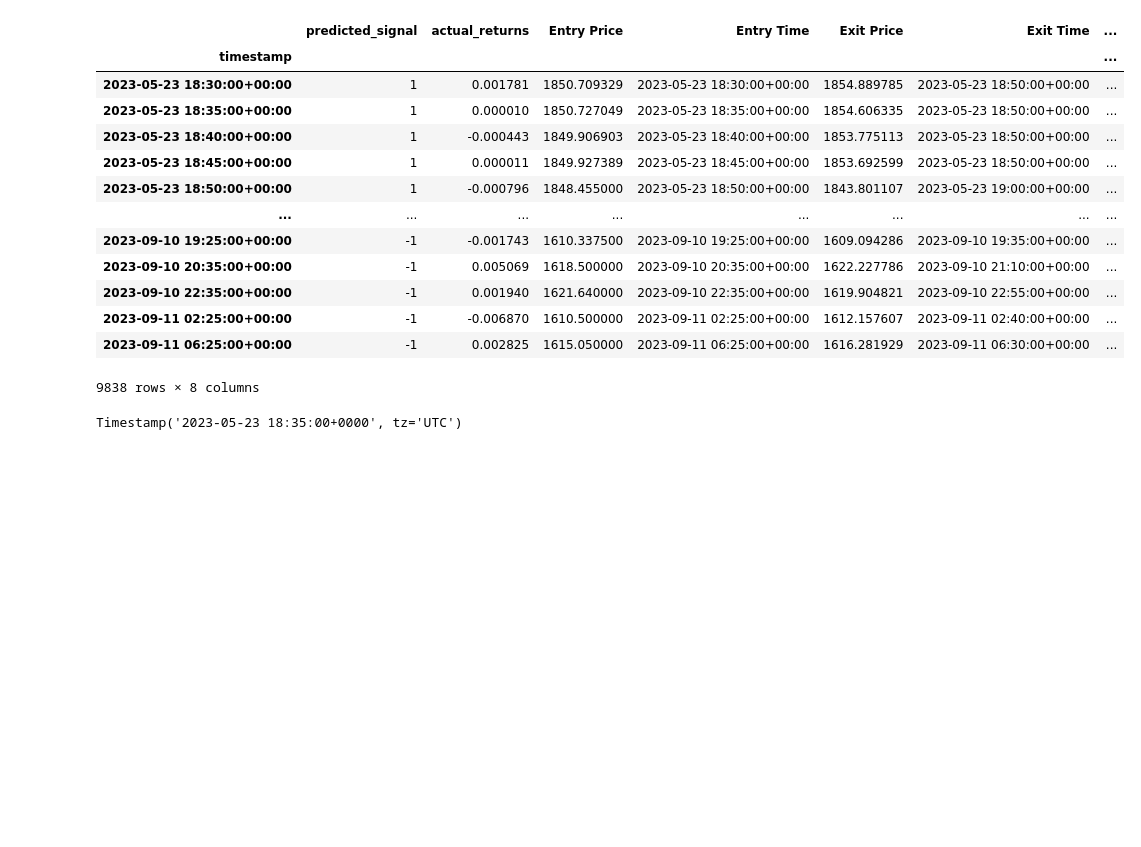
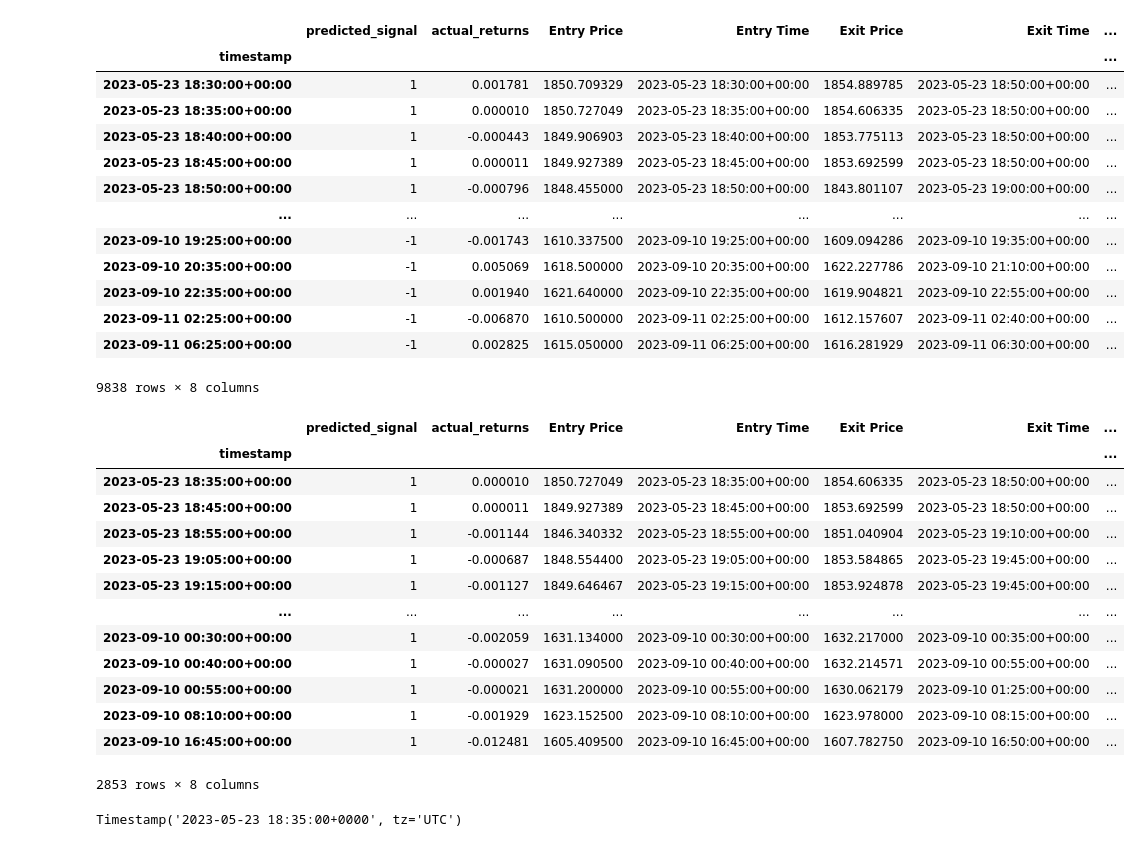
Before and after one commit to CincoCoding/Hyperspace-ML-Optimizer, a Jupyter notebook: notebook/HyperspaceMLOptimizer.ipynb, the cells around one changed output. Cells and saved outputs as stored; diff of their text form; code cells hidden in the pictures; blank space fills up the shorter version.

Commit message:
wip loop

```diff
--- a/notebook/HyperspaceMLOptimizer.ipynb
+++ b/notebook/HyperspaceMLOptimizer.ipynb
@@ -507,3 +482,61 @@ buy_signals_df
+# %%
+# Initialize buy_signals_df
+buy_signals_df = pd.DataFrame()
+
+######################
+last_trade_exit_time = predictions_df.index.min()
+
+for j in range(predictions_df.shape[0]):
+    # entries will be on candle close
+    entry = predictions_df["Entry Time"].iloc[j]
+    exit = predictions_df["Exit Time"].iloc[j]
+    signal = predictions["predicted_signal"].iloc[j]
+    # loop again thru the dataset to compare j entry price to future closing prices to see if we hit target or stop
+    for k in range(j + 1, predictions_df.shape[0]):
+        # current low of the candle
+        curr_time = predicted_df["Entry Time"].iloc[k]
+        # current high of the candle
+        curr_signal = predicted_df["predicted_signal"].iloc[k]
+        # record and break if we hit stop or target, if not we check the next k period
+        # if current low breaks our stop we should've sold: -1 in our "Exit" column
+        if curr_time <= en:
+            signals_df["Exit Price"].iloc[j] = stop
+            signals_df["Exit"].iloc[j] = -1
+            # record exit time
+            signals_df["Exit Time"].iloc[j] = signals_df.index[k]
+            # if we hit the stop break the inner loop to check the next row
+            break
+        # if current high breaks our target we should've sold: +1 in our "Exit" column
+        elif curr_high >= target:
+            signals_df["Exit Price"].iloc[j] = target
+            signals_df["Exit"].iloc[j] = 1
+            # record exit time
+            signals_df["Exit Time"].iloc[j] = signals_df.index[k]
+            # if we hit the target break the inner loop to check the next row
+            break
+
+
+######################
+
+# # Filter rows where the predicted signal is 1 and the probability estimate is >= 0.50
+# buy_signals_df = predictions_df["probability_estimates"] >= 0.50
+
+buy_signals_df
+# %% [output]
+|  | predicted_signal | actual_returns | Entry Price | Entry Time | Exit Price | Exit Time | ... |
+| timestamp |  |  |  |  |  |  | ... |
+| 2023-05-23 18:35:00+00:00 | 1 | 0.000010 | 1850.727049 | 2023-05-23 18:35:00+00:00 | 1854.606335 | 2023-05-23 18:50:00+00:00 | ... |
+| 2023-05-23 18:45:00+00:00 | 1 | 0.000011 | 1849.927389 | 2023-05-23 18:45:00+00:00 | 1853.692599 | 2023-05-23 18:50:00+00:00 | ... |
+| 2023-05-23 18:55:00+00:00 | 1 | -0.001144 | 1846.340332 | 2023-05-23 18:55:00+00:00 | 1851.040904 | 2023-05-23 19:10:00+00:00 | ... |
+| 2023-05-23 19:05:00+00:00 | 1 | -0.000687 | 1848.554400 | 2023-05-23 19:05:00+00:00 | 1853.584865 | 2023-05-23 19:45:00+00:00 | ... |
+| 2023-05-23 19:15:00+00:00 | 1 | -0.001127 | 1849.646467 | 2023-05-23 19:15:00+00:00 | 1853.924878 | 2023-05-23 19:45:00+00:00 | ... |
+| ... | ... | ... | ... | ... | ... | ... | ... |
+| 2023-09-10 00:30:00+00:00 | 1 | -0.002059 | 1631.134000 | 2023-09-10 00:30:00+00:00 | 1632.217000 | 2023-09-10 00:35:00+00:00 | ... |
+| 2023-09-10 00:40:00+00:00 | 1 | -0.000027 | 1631.090500 | 2023-09-10 00:40:00+00:00 | 1632.214571 | 2023-09-10 00:55:00+00:00 | ... |
+| 2023-09-10 00:55:00+00:00 | 1 | -0.000021 | 1631.200000 | 2023-09-10 00:55:00+00:00 | 1630.062179 | 2023-09-10 01:25:00+00:00 | ... |
+| 2023-09-10 08:10:00+00:00 | 1 | -0.001929 | 1623.152500 | 2023-09-10 08:10:00+00:00 | 1623.978000 | 2023-09-10 08:15:00+00:00 | ... |
+| 2023-09-10 16:45:00+00:00 | 1 | -0.012481 | 1605.409500 | 2023-09-10 16:45:00+00:00 | 1607.782750 | 2023-09-10 16:50:00+00:00 | ... |
+2853 rows × 8 columns
 # %%
 predictions_df.index[1]
 # %% [output]
```
Also changed, not shown: parts of 1 cell of this notebook.
